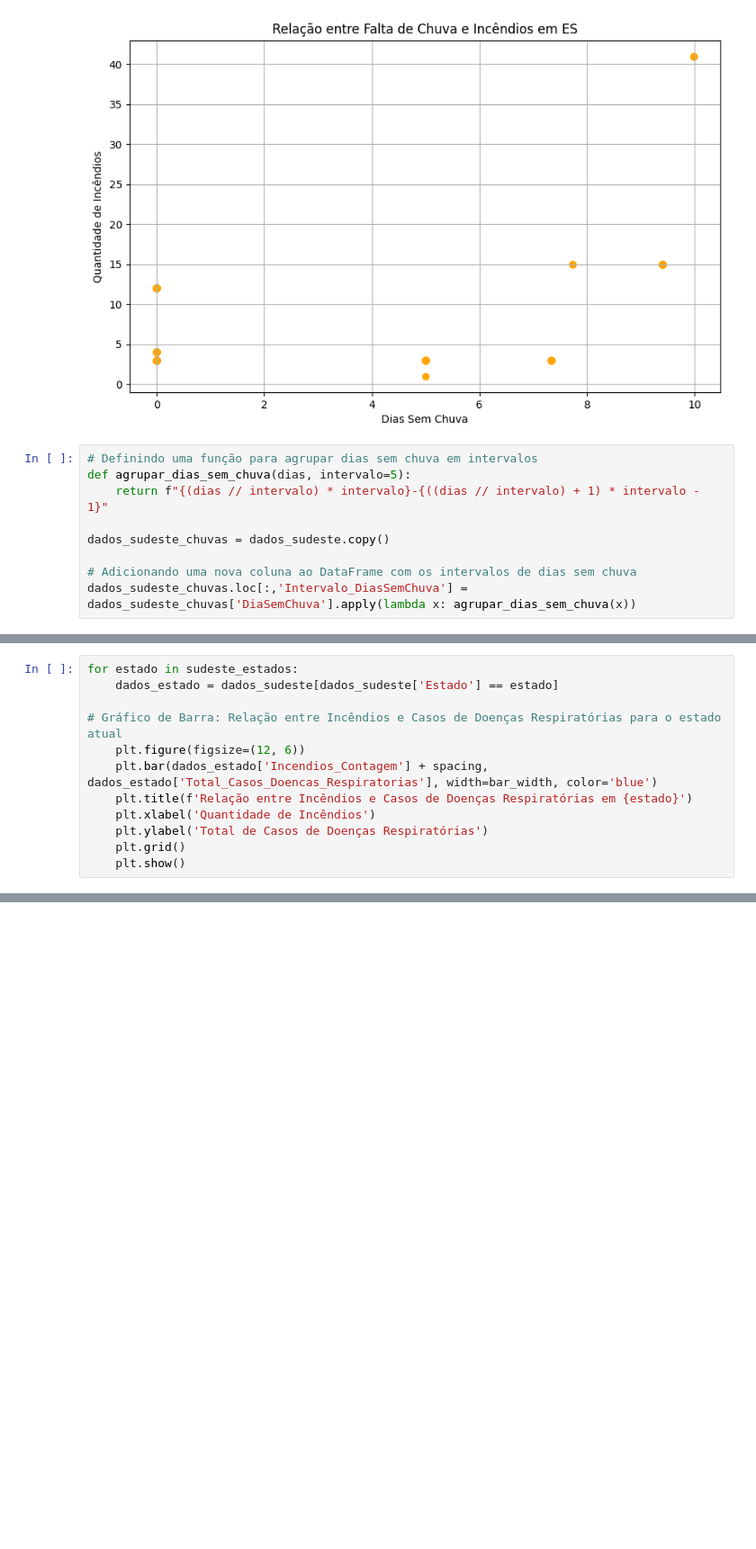
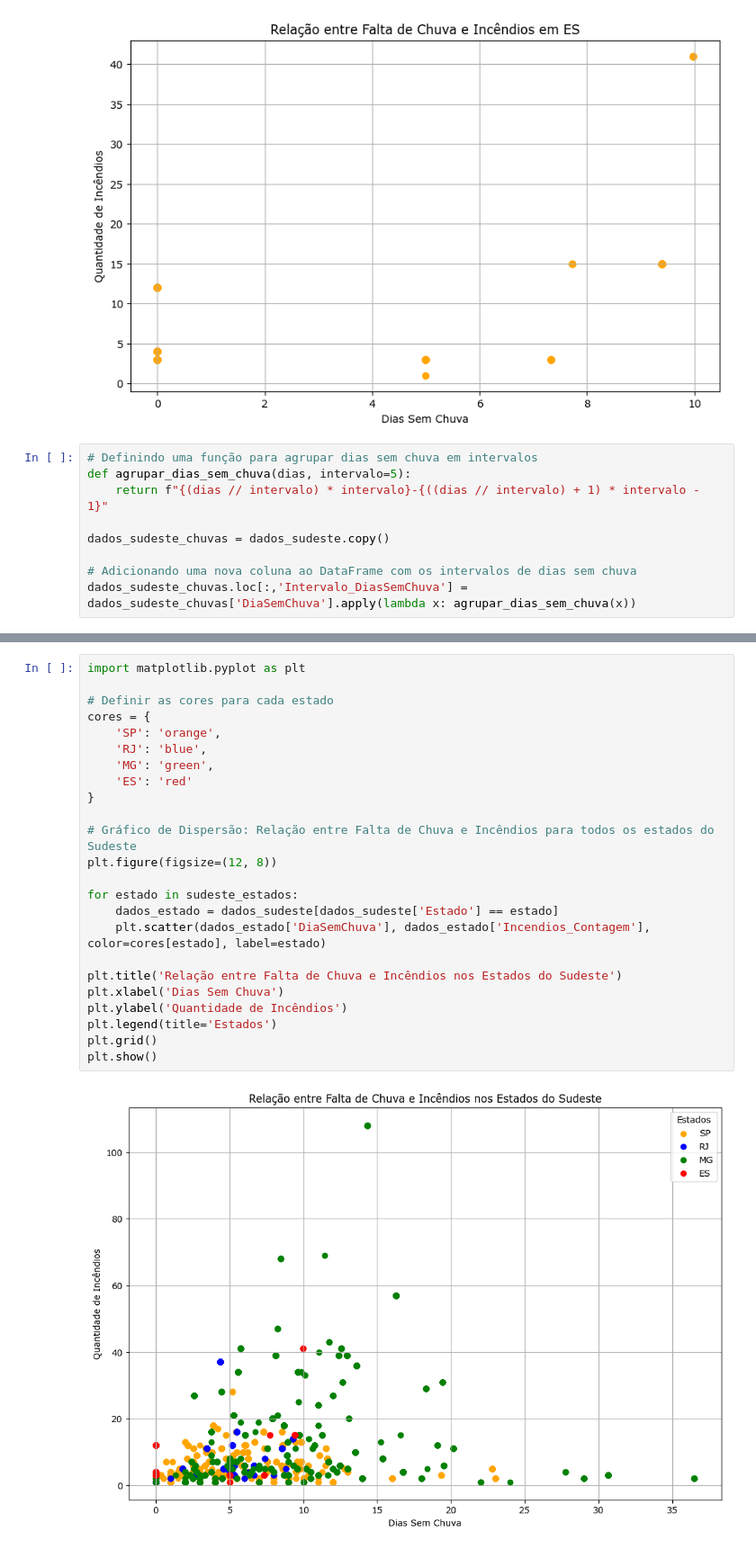
Before and after one commit to GabrielSetta/pac, a Jupyter notebook: Execução.ipynb, the cells around one changed output, grey strips where cells are left out. Shown at 90% size. Drawn from its saved outputs; the diff is of its cells as text; blank space fills up the shorter version.

```diff
--- a/Execução.ipynb
+++ b/Execução.ipynb
@@ -242,12 +201,0 @@ for estado in sudeste_estados:
-# %%
-for estado in sudeste_estados:
-    dados_estado = dados_sudeste[dados_sudeste['Estado'] == estado]
-
-# Gráfico de Barra: Relação entre Incêndios e Casos de Doenças Respiratórias para o estado atual
-    plt.figure(figsize=(12, 6))
-    plt.bar(dados_estado['Incendios_Contagem'] + spacing, dados_estado['Total_Casos_Doencas_Respiratorias'], width=bar_width, color='blue')
-    plt.title(f'Relação entre Incêndios e Casos de Doenças Respiratórias em {estado}')
-    plt.xlabel('Quantidade de Incêndios')
-    plt.ylabel('Total de Casos de Doenças Respiratórias')
-    plt.grid()
-    plt.show()
@@ -258,0 +202,26 @@ for estado in sudeste_estados:
+# %%
+import matplotlib.pyplot as plt
+
+# Definir as cores para cada estado
+cores = {
+    'SP': 'orange',
+    'RJ': 'blue',
+    'MG': 'green',
+    'ES': 'red'
+}
+
+# Gráfico de Dispersão: Relação entre Falta de Chuva e Incêndios para todos os estados do Sudeste
+plt.figure(figsize=(12, 8))
+
+for estado in sudeste_estados:
+    dados_estado = dados_sudeste[dados_sudeste['Estado'] == estado]
+    plt.scatter(dados_estado['DiaSemChuva'], dados_estado['Incendios_Contagem'], color=cores[estado], label=estado)
+
+plt.title('Relação entre Falta de Chuva e Incêndios nos Estados do Sudeste')
+plt.xlabel('Dias Sem Chuva')
+plt.ylabel('Quantidade de Incêndios')
+plt.legend(title='Estados')
+plt.grid()
+plt.show()
+# %% [output]
+[figure, added]
```
Also changed, not shown: parts of 8 cells of this notebook.
